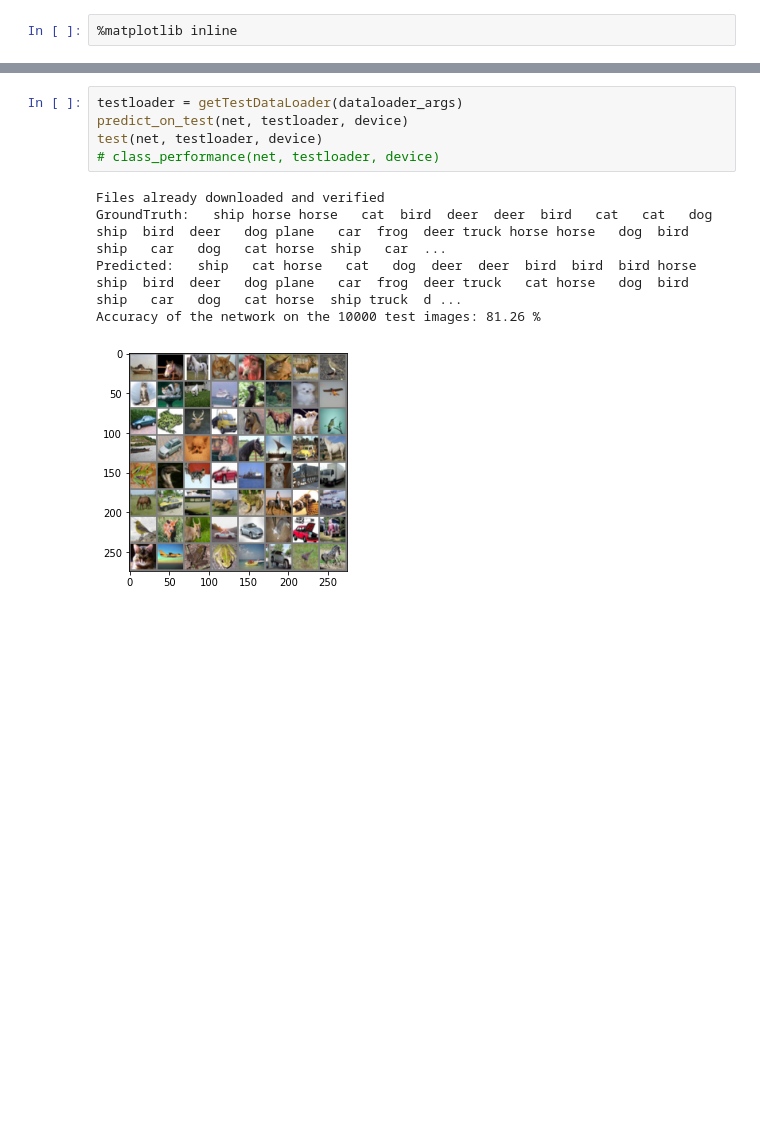
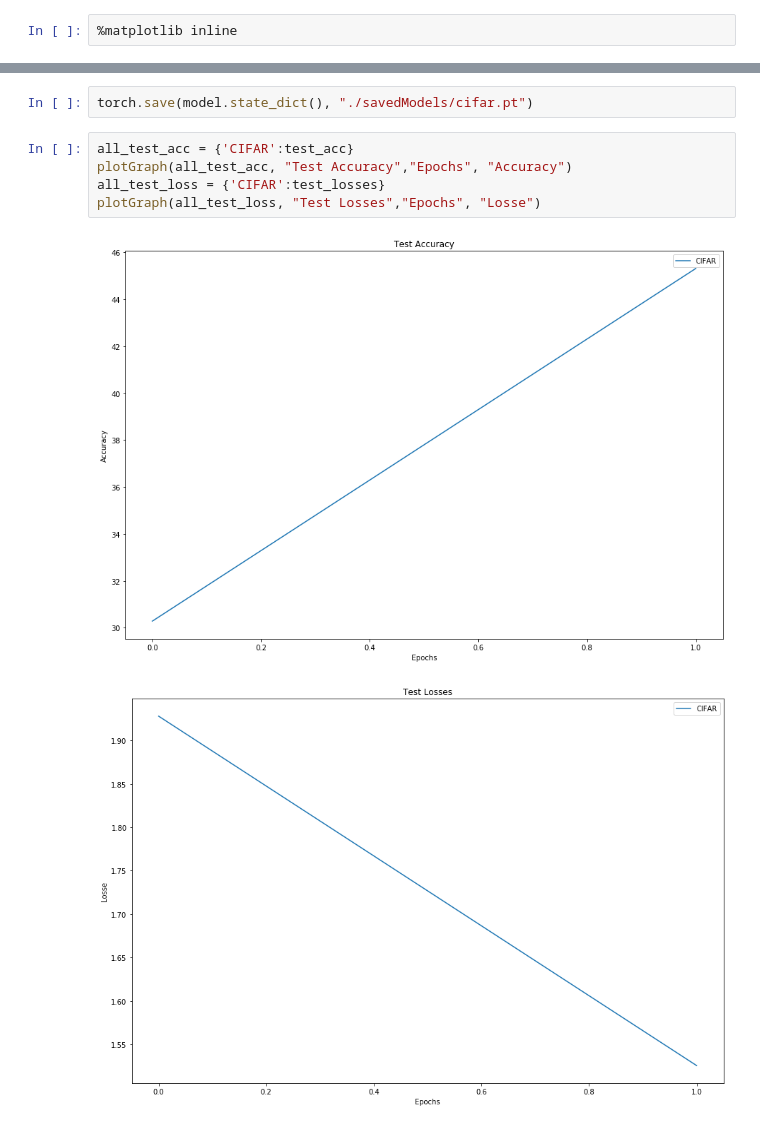
Before and after one commit to santhiya-v/EVA, a Jupyter notebook: S7/CIFAR_S7.ipynb, the cells around one changed output, grey strips where cells are left out. Saved outputs shown, nothing was run; the diff lists cells and outputs as text; blank space fills up the shorter version.

```diff
--- a/S7/CIFAR_S7.ipynb
+++ b/S7/CIFAR_S7.ipynb
@@ -365,11 +54,10 @@ for epoch in range(30):
-# %%
-testloader = getTestDataLoader(dataloader_args)
-predict_on_test(net, testloader, device)
-test(net, testloader, device)
-# class_performance(net, testloader, device)
-# %% [output]
-Files already downloaded and verified
-GroundTruth:   ship horse horse   cat  bird  deer  deer  bird   cat   cat   dog  ship  bird  deer   dog plane   car  frog  deer truck horse horse   dog  bird  ship   car   dog   cat horse  ship   car  ...
-Predicted:   ship   cat horse   cat   dog  deer  deer  bird  bird  bird horse  ship  bird  deer   dog plane   car  frog  deer truck   cat horse   dog  bird  ship   car   dog   cat horse  ship truck  d ...
-Accuracy of the network on the 10000 test images: 81.26 %
-[figure, removed]
+# %%
+torch.save(model.state_dict(), "./savedModels/cifar.pt")
+# %%
+all_test_acc = {'CIFAR':test_acc}
+plotGraph(all_test_acc, "Test Accuracy","Epochs", "Accuracy")
+all_test_loss = {'CIFAR':test_losses}
+plotGraph(all_test_loss, "Test Losses","Epochs", "Losse")
+# %% [output]
+[figure, added]
+[figure, added]
```
Also changed, not shown: parts of 10 cells of this notebook, 9 other files.
